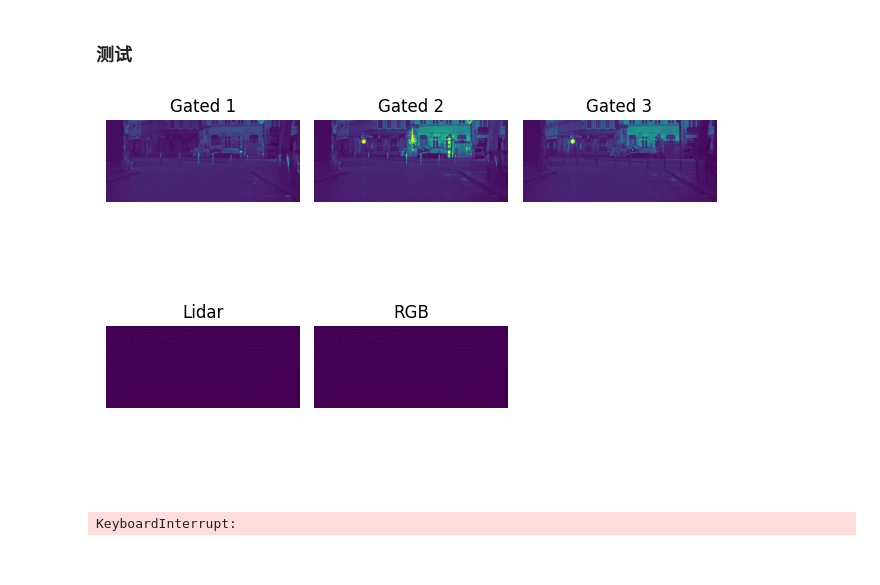
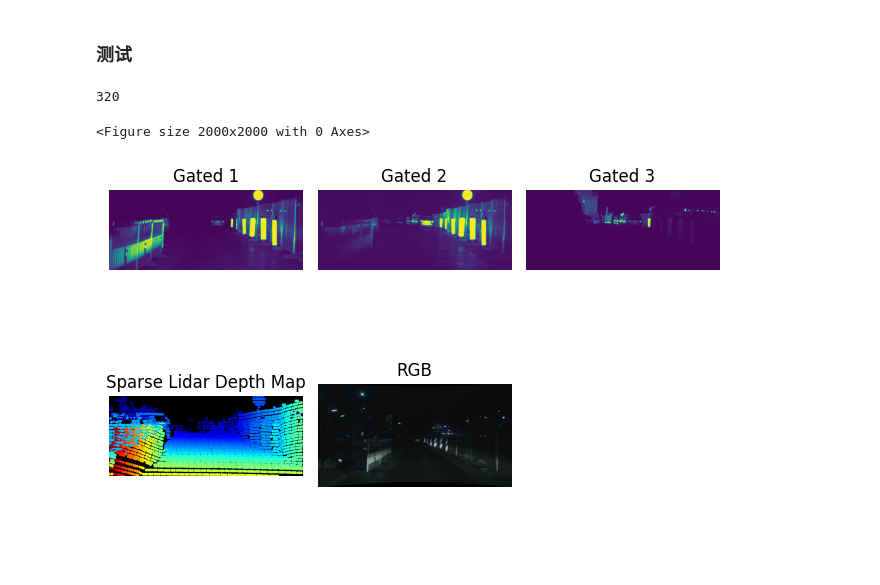
Before and after one commit to Edricos/newG2D, a Jupyter notebook: src/main.ipynb, the cells around one changed output. Saved outputs shown, nothing was run; the diff lists cells and outputs as text; code cells hidden in the pictures.

```diff
--- a/src/main.ipynb
+++ b/src/main.ipynb
@@ -2,6 +2,17 @@
 # 将Gated2Depth项目分解逐步处理
 # %% [markdown]
 ### 测试
+# %%
+x = 257
+while True:
+    if (720 - x) % 16 == 0 and (1280 - x) % 64 == 0:
+        break
+    x += 1
+    if x>500 :break
+print(x)
+# 400*960
+# %% [output]
+320
 # %%
 #  Copyright 2018 Algolux Inc. All Rights Reserved.
 #  修改自dataset_util.py
@@ -9,7 +20,7 @@ import os
 import cv2
 import numpy as np
 
-crop_size = 150
+crop_size = 160
 
 
 # crop_size = 0
@@ -78,10 +89,10 @@ def read_gt_image(base_dir, gta_pass, img_id, data_type, min_distance, max_dista
 
 import matplotlib.pyplot as plt
 
-base_dir = '../example'
+base_dir = '../data/real'
 gta_pass = ''
 data_type = 'real'
-img_id = 'example_day'
+img_id = '01151'
 min_distance = 3.
 max_distance = 150.
 
@@ -96,69 +107,40 @@ in_dir = '../data/real/gated'
 depth_dir = '../data/real/depth'
 np.save(in_dir +img_id +'.npy', in_img)
 laod_in_img = np.load(in_dir +img_id +'.npy')
 
 
 figShape = [720 - crop_size * 2, 1280 - crop_size * 2]
 # 创建一个2x2的子图布局
+plt.figure(figsize=(20, 20))
 fig, axs = plt.subplots(2, 3)
 # 在子图上绘图
 axs[0, 0].set_title('Gated 1')
 axs[0, 0].imshow(laod_in_img[:, :, :, 0:1].reshape(figShape))
 axs[0, 0].axis('off')
 
 axs[0, 1].set_title('Gated 2')
 axs[0, 1].imshow(in_img[:, :, :, 1:2].reshape(figShape))
 axs[0, 1].axis('off')
 
 axs[0, 2].set_title('Gated 3')
 axs[0, 2].imshow(in_img[:, :, :, 2:3].reshape(figShape))
 axs[0, 2].axis('off')
 
-axs[1, 0].set_title('Lidar')
-axs[1, 0].imshow(gt_patch.reshape(figShape))
+y_coords, x_coords = np.where(lidar_mask.reshape(figShape))
+valid_depths = np.where(lidar_mask, gt_patch, np.nan)
+axs[1, 0].set_title('Sparse Lidar Depth Map')
+axs[1, 0].imshow(np.zeros_like(gt_patch.reshape(figShape)), cmap='gray')
+axs[1, 0].scatter(x_coords, y_coords, c=1./(gt_patch.reshape(figShape)[lidar_mask.reshape(figShape)]), cmap='jet', s=1, marker='o')
 axs[1, 0].axis('off')
 
+RGBimg = cv2.imread(os.path.join(base_dir,'rgb_left_8bit' ,img_id + '.png'))
 axs[1, 1].set_title('RGB')
-axs[1, 1].imshow(gt_patch.reshape(figShape))
+axs[1, 1].imshow(RGBimg)
 axs[1, 1].axis('off')
 axs[1, 2].axis('off')
 # 调整子图之间的间距
 plt.tight_layout()
 plt.show()
 # %% [output]
+<Figure size 2000x2000 with 0 Axes>
-[figure, old version]
+[figure, new version]
-# %%
-import os
-import tensorflow as tf
-
-data_dir = '../example'
-sample_ids = [f.split('.')[0] for f in os.listdir(os.path.join(data_dir, 'gated0_10bit'))]
-
-def load_sample(sample_id):
-    input1_path = os.path.join(data_dir, 'gated0_10bit', sample_id + '.png')
-    input2_path = os.path.join(data_dir, 'gated1_10bit', sample_id + '.png')
-    input3_path = os.path.join(data_dir, 'gated2_10bit', sample_id + '.png')
-    depth_path = os.path.join(data_dir, 'depth_hdl64_gated_compressed', sample_id + '.npz')
-
-    input1 = tf.image.decode_png(tf.io.read_file(input1_path), channels=1)
-    input2 = tf.image.decode_png(tf.io.read_file(input2_path), channels=1)
-    input3 = tf.image.decode_png(tf.io.read_file(input3_path), channels=1)
-    depth = np.load(depth_path)['arr_0']
-    depth = np.float32(np.clip(depth, min_distance, max_distance) / max_distance)
-    depth = np.expand_dims(depth, axis=2) #改为[height, width, 1]
-
-    inputs = tf.stack([input1, input2, input3], axis=-1)
-    inputs = tf.squeeze(inputs, axis=-2) #将数据形状更改为[height, width, 3],以适应网络
-    return inputs, depth
-
-inputs1, depth1 = load_sample(sample_ids[0])
-
-dataset = tf.data.Dataset.from_tensor_slices(sample_ids)
-dataset = dataset.map(
-    lambda x: tf.py_function(
-        load_sample, [x], [tf.float32, tf.float32]),
-    num_parallel_calls=tf.data.experimental.AUTOTUNE)
-
-dataset = dataset.shuffle(1024).batch(32).prefetch(tf.data.experimental.AUTOTUNE)
-# %% [output]
-KeyboardInterrupt:
```
Also changed, not shown: parts of 8 cells of this notebook, 2 other files.
